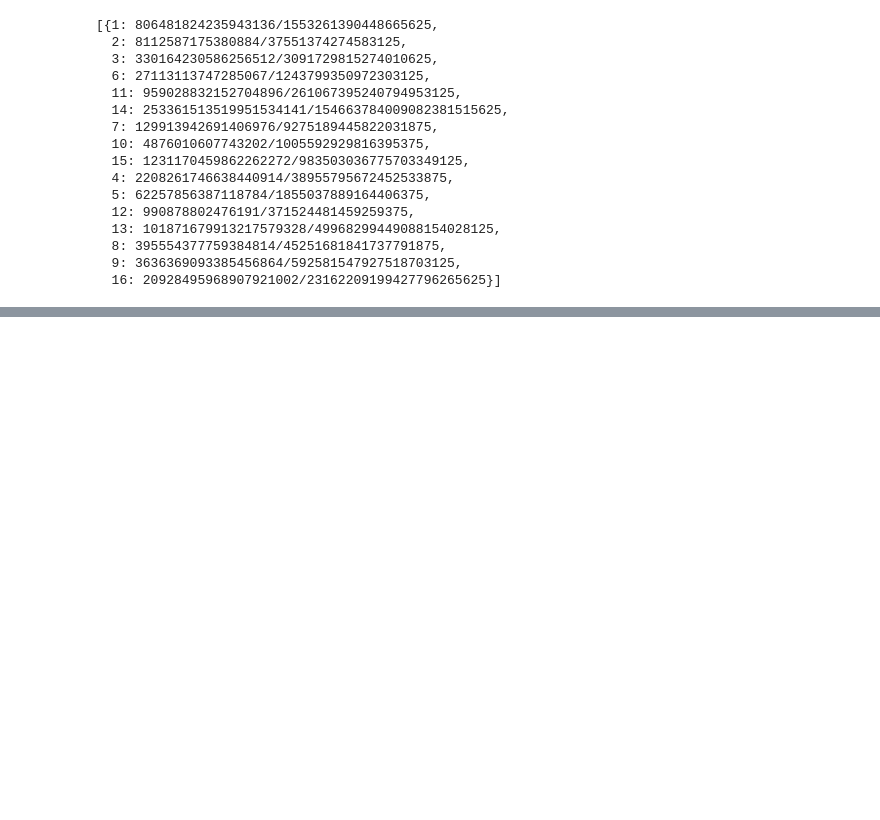
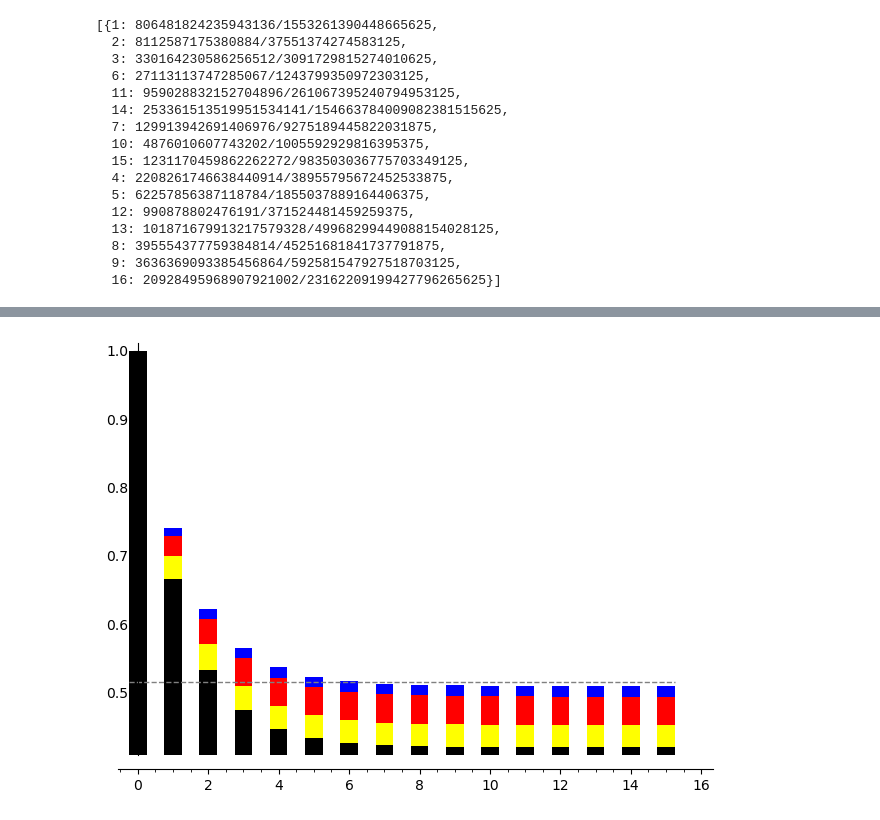
Before and after one commit to qpliu/sunday-puzzle, a Jupyter notebook: riddler/2025/20250321.ipynb, the cells around one changed output, grey strips where cells are left out. Cells and saved outputs as stored; diff of their text form; code cells hidden in the pictures; blank space fills up the shorter version.

```diff
--- a/riddler/2025/20250321.ipynb
+++ b/riddler/2025/20250321.ipynb
@@ -88,0 +361,9 @@ $\frac{(2^{k-1}+1)2^{k-1}}{2^k+1}\left(\frac{1}{2^{k-1}+1}+\frac{1}{2^{k-1}+2}\r
+# %%
+(bar_chart([numerical_approx(pl4(i).simplify()) for i in [0..15]])
+ + bar_chart([numerical_approx(pl3(i).simplify()) for i in [0..15]], color='red')
+ + bar_chart([numerical_approx(pl2(i).simplify()) for i in [0..15]], color='yellow')
+ + bar_chart([numerical_approx(pl1(i).simplify()) for i in [0..15]], color='black')
+ + line([(-0.25,0.515),(15.25,0.515)],linestyle='dashed',color='gray')
+)
+# %% [output]
+[figure, added]
```
Also changed, not shown: parts of 25 cells of this notebook, 1 other file.
